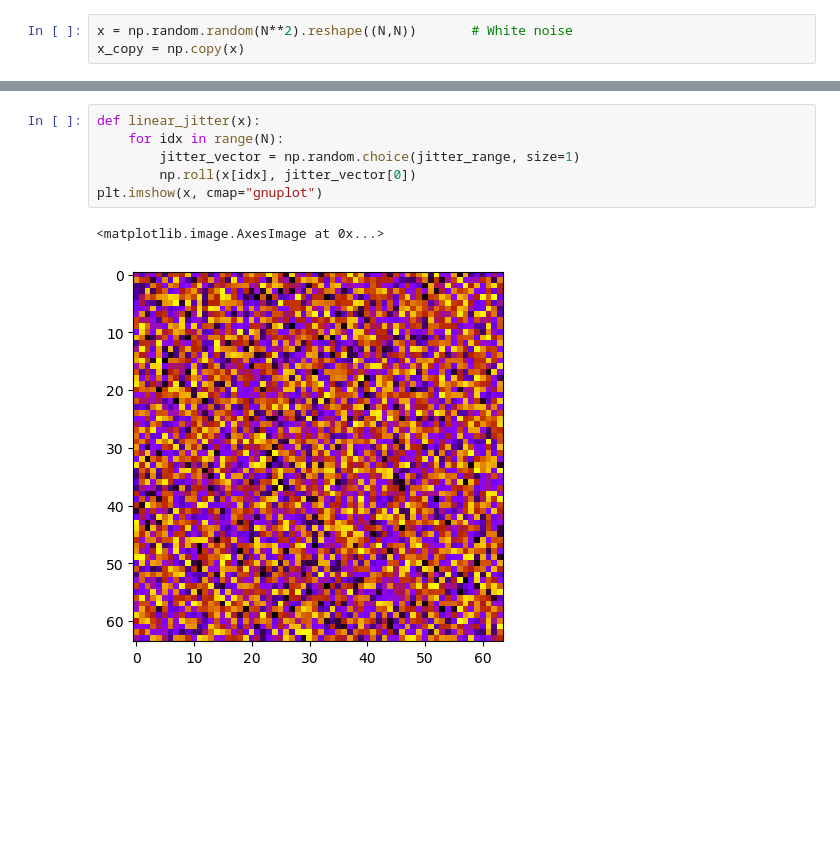
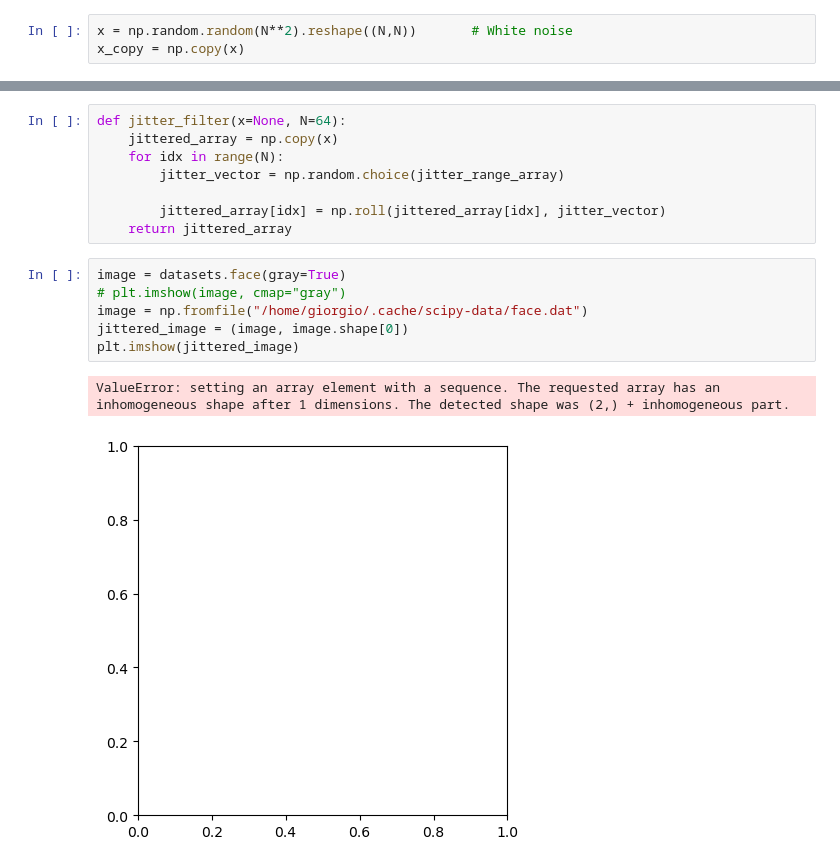
Before and after one commit to PINKTAIGAH/image-jitter-generator, a Jupyter notebook: row-shift-jitter/row_shift_generator_trial.ipynb, the cells around one changed output, grey strips where cells are left out. Cells and saved outputs as stored; diff of their text form; blank space fills up the shorter version.

```diff
--- a/row-shift-jitter/row_shift_generator_trial.ipynb
+++ b/row-shift-jitter/row_shift_generator_trial.ipynb
@@ -27,9 +30,17 @@ x = x_copy
 # %%
-def linear_jitter(x):
+def jitter_filter(x=None, N=64):
+    jittered_array = np.copy(x)
     for idx in range(N):
-        jitter_vector = np.random.choice(jitter_range, size=1)
-        np.roll(x[idx], jitter_vector[0])
-plt.imshow(x, cmap="gnuplot")
+        jitter_vector = np.random.choice(jitter_range_array)
+
+        jittered_array[idx] = np.roll(jittered_array[idx], jitter_vector)
+    return jittered_array
-# %% [output]
-<matplotlib.image.AxesImage at 0x...>
-[figure, removed]
+# %%
+image = datasets.face(gray=True)
+# plt.imshow(image, cmap="gray")
+image = np.fromfile("/home/giorgio/.cache/scipy-data/face.dat")
+jittered_image = (image, image.shape[0])
+plt.imshow(jittered_image)
+# %% [output]
+ValueError: setting an array element with a sequence. The requested array has an inhomogeneous shape after 1 dimensions. The detected shape was (2,) + inhomogeneous part.
+[figure, added]
```
Also changed, not shown: parts of 4 cells of this notebook.
